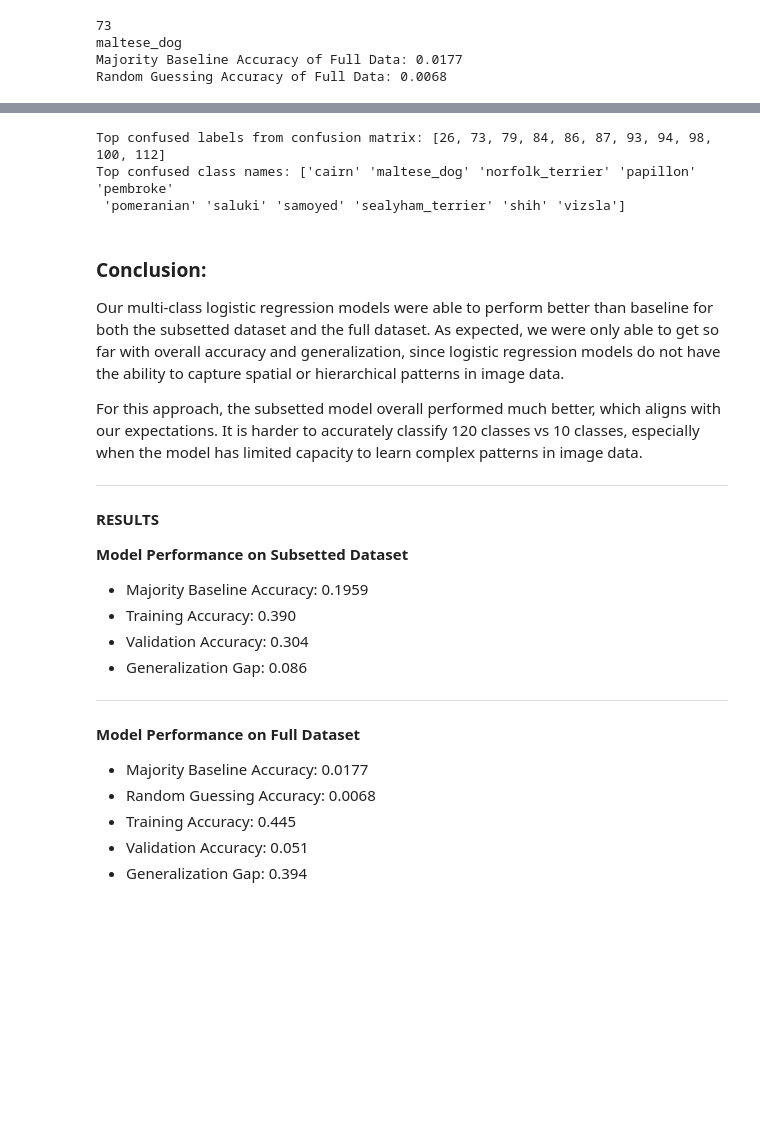
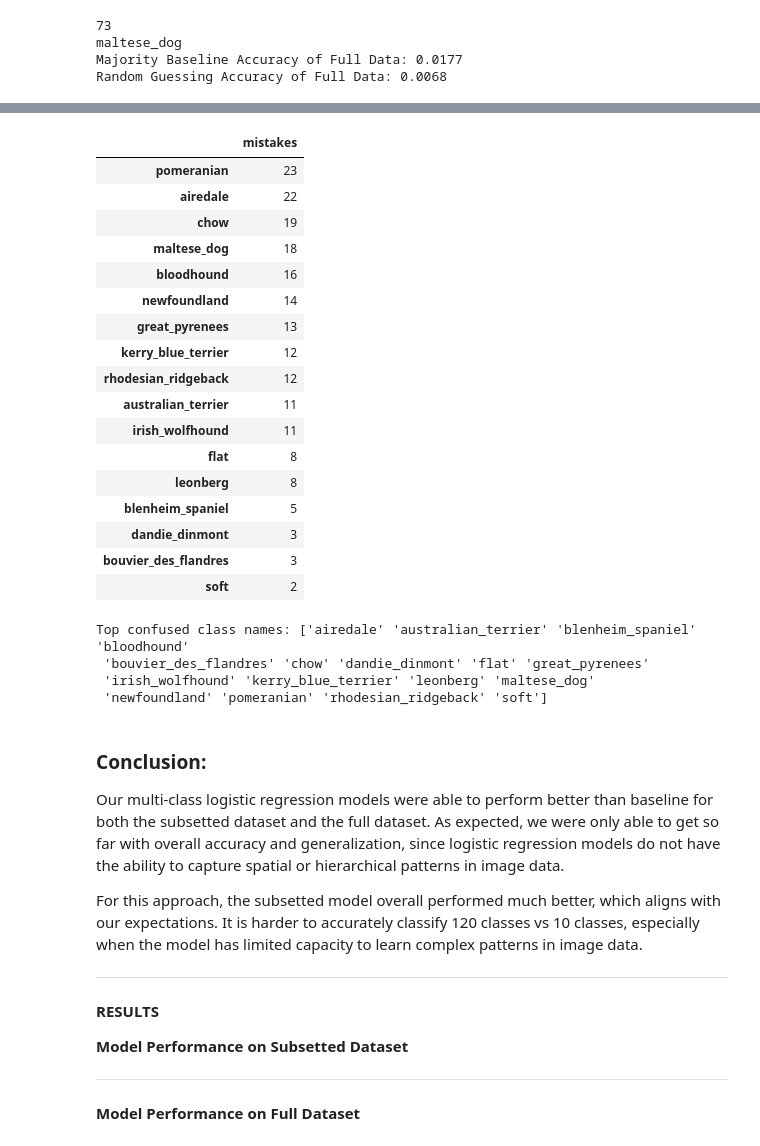
Before and after one commit to jennycpark-ucb/mids-w207-foursigma, a Jupyter notebook: modeling/Model_1_Multiclass_Classification_v1_noAug_noAnnot.ipynb, the cells around one changed output, grey strips where cells are left out. Cells and saved outputs as stored; diff of their text form; code cells hidden in the pictures; blank space fills up the shorter version.

```diff
--- a/modeling/Model_1_Multiclass_Classification_v1_noAug_noAnnot.ipynb
+++ b/modeling/Model_1_Multiclass_Classification_v1_noAug_noAnnot.ipynb
@@ -432,18 +500,34 @@ plt.show()
 # %%
-# Show image examples for each label that appeared in the subsetted confusion matrix
-# Use the top_labels from the confusion matrix analysis in cell 17
-print("Top confused labels from confusion matrix:", top_labels)
-
-# Get the actual class names for these labels
-top_label_names = encoder.inverse_transform(top_labels)
-print("Top confused class names:", top_label_names)
-
-
-# im having a hard time showing image data
+# Number of Mistakes from 120-breed model (top most confused only)
+mistakes = cm_top.sum(axis=1) - np.diag(cm_top)
+pd.DataFrame(mistakes, columns=['mistakes'], index = label_names).sort_values(by=['mistakes'], ascending=False)
 # %% [output]
-Top confused labels from confusion matrix: [26, 73, 79, 84, 86, 87, 93, 94, 98, 100, 112]
-Top confused class names: ['cairn' 'maltese_dog' 'norfolk_terrier' 'papillon' 'pembroke'
- 'pomeranian' 'saluki' 'samoyed' 'sealyham_terrier' 'shih' 'vizsla']
+|  | mistakes |
+| pomeranian | 23 |
+| airedale | 22 |
+| chow | 19 |
+| maltese_dog | 18 |
+| bloodhound | 16 |
+| newfoundland | 14 |
+| great_pyrenees | 13 |
+| kerry_blue_terrier | 12 |
+| rhodesian_ridgeback | 12 |
+| australian_terrier | 11 |
+| irish_wolfhound | 11 |
+| flat | 8 |
+| leonberg | 8 |
+| blenheim_spaniel | 5 |
+| dandie_dinmont | 3 |
+| bouvier_des_flandres | 3 |
+| soft | 2 |
+# %%
+top_label_names = encoder.inverse_transform(top_labels)
+print("Top confused class names:", top_label_names)
+# %% [output]
+Top confused class names: ['airedale' 'australian_terrier' 'blenheim_spaniel' 'bloodhound'
+ 'bouvier_des_flandres' 'chow' 'dandie_dinmont' 'flat' 'great_pyrenees'
+ 'irish_wolfhound' 'kerry_blue_terrier' 'leonberg' 'maltese_dog'
+ 'newfoundland' 'pomeranian' 'rhodesian_ridgeback' 'soft']
 # %% [markdown]
 ### Conclusion:
 
@@ -456,17 +540,8 @@ For this approach, the subsetted model overall performed much better, which alig
 
 **Model Performance on Subsetted Dataset**
 
-- Majority Baseline Accuracy: 0.1959
-- Training Accuracy: 0.390
-- Validation Accuracy: 0.304
-- Generalization Gap: 0.086
+
 
 ---
 
 **Model Performance on Full Dataset**
-
-- Majority Baseline Accuracy: 0.0177
-- Random Guessing Accuracy: 0.0068
-- Training Accuracy: 0.445
-- Validation Accuracy: 0.051
-- Generalization Gap: 0.394
```
Also changed, not shown: parts of 6 cells of this notebook, 2 other files.
